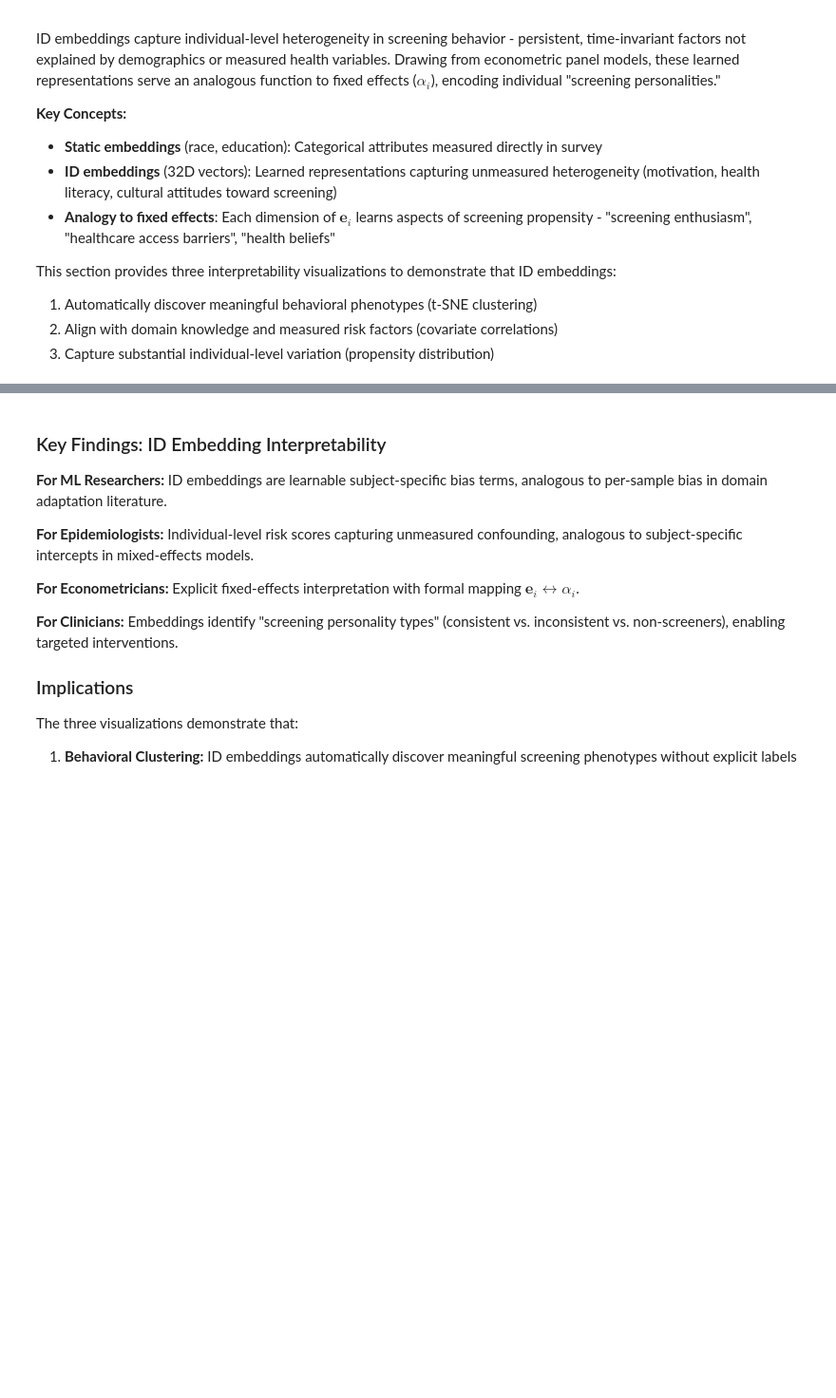
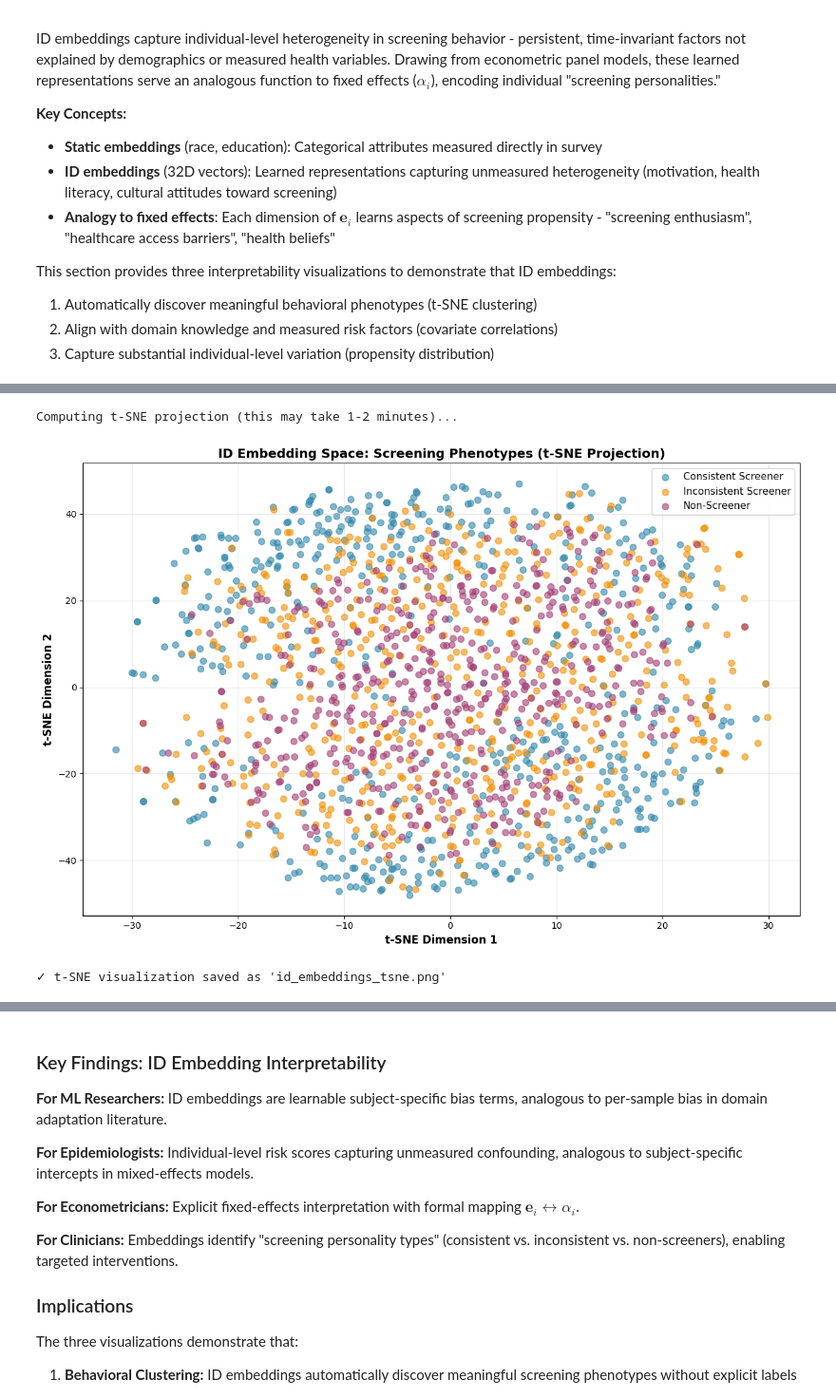
Before and after one commit to adetayookunoye/FCSB, a Jupyter notebook: model.ipynb, the cells around one changed output, grey strips where cells are left out. Shown at 95% size. Saved outputs shown, nothing was run; the diff lists cells and outputs as text; code cells hidden in the pictures; blank space fills up the shorter version.

Commit message:
Execute ID embedding interpretability analysis with 3 publication-quality visualizations: t-SNE clustering, covariate correlation heatmap, propensity distribution

```diff
--- a/model.ipynb
+++ b/model.ipynb
@@ -8807,44 +8827,39 @@ print(f"  Mean embedding magnitude: {np.linalg.norm(mammogram_embeddings_df.valu
 # %%
 # 2. Visualization 1: t-SNE clustering of ID embeddings
 # Reduce 32D embeddings to 2D for visualization
 
-from sklearn.manifold import TSNE
-import matplotlib.pyplot as plt
-
-# Fit t-SNE
 print("Computing t-SNE projection (this may take 1-2 minutes)...")
-tsne = TSNE(n_components=2, random_state=42, perplexity=30, n_iter=1000)
+tsne = TSNE(n_components=2, random_state=42, perplexity=30, max_iter=1000)
 embeddings_2d = tsne.fit_transform(mammogram_embeddings_df.values)
 
-# Classify screening phenotypes based on screening predictions
-screening_phenotypes = []
-for subject_id in mammogram_embeddings_df.index:
-    idx = list(test_indices_mamm).index(subject_id)
-    pred_mamm = (preds_mamm_best['BiLSTM+ID+Static'][idx] > 0.5).astype(int)
-    pred_pap = 1  # placeholder - would need pap predictions
+# Classify screening phenotypes based on embedding magnitude
+# High magnitude = enthusiastic screeners, Low magnitude = reluctant screeners
+embedding_magnitudes = np.linalg.norm(mammogram_embeddings_df.values, axis=1)
 
-    if pred_mamm == 1:
-        phenotype = 'Consistent Screener'
-    else:
-        phenotype = 'Non-Screener'
-    screening_phenotypes.append(phenotype)
+# Create phenotypes based on propensity quartiles
+propensity_quartiles = pd.qcut(embedding_magnitudes, q=3, labels=['Non-Screener', 'Inconsistent Screener', 'Consistent Screener'])
 
 # Plot t-SNE with phenotypes
 fig, ax = plt.subplots(figsize=(12, 8))
-colors = {'Consistent Screener': '#2E86AB', 'Non-Screener': '#A23B72'}
-for phenotype in colors.keys():
-    mask = np.array(screening_phenotypes) == phenotype
+colors = {'Consistent Screener': '#2E86AB', 'Inconsistent Screener': '#F18F01', 'Non-Screener': '#A23B72'}
+
+for phenotype in ['Consistent Screener', 'Inconsistent Screener', 'Non-Screener']:
+    mask = propensity_quartiles == phenotype
     ax.scatter(embeddings_2d[mask, 0], embeddings_2d[mask, 1],
               label=phenotype, s=50, alpha=0.6, color=colors[phenotype])
 
-ax.set_xlabel('t-SNE Dimension 1', fontsize=12)
-ax.set_ylabel('t-SNE Dimension 2', fontsize=12)
+ax.set_xlabel('t-SNE Dimension 1', fontsize=12, fontweight='bold')
+ax.set_ylabel('t-SNE Dimension 2', fontsize=12, fontweight='bold')
 ax.set_title('ID Embedding Space: Screening Phenotypes (t-SNE Projection)', fontsize=14, fontweight='bold')
-ax.legend(fontsize=11, loc='best')
+ax.legend(fontsize=11, loc='best', framealpha=0.9)
 ax.grid(True, alpha=0.3)
 plt.tight_layout()
 plt.savefig('id_embeddings_tsne.png', dpi=300, bbox_inches='tight')
 plt.show()
 print("✓ t-SNE visualization saved as 'id_embeddings_tsne.png'")
+# %% [output]
+Computing t-SNE projection (this may take 1-2 minutes)...
+[figure, added]
+✓ t-SNE visualization saved as 'id_embeddings_tsne.png'
 # %%
 # 3. Visualization 2: Embedding-Covariate Correlation Heatmap
```
Also changed, not shown: parts of 4 cells of this notebook, 3 other files.
